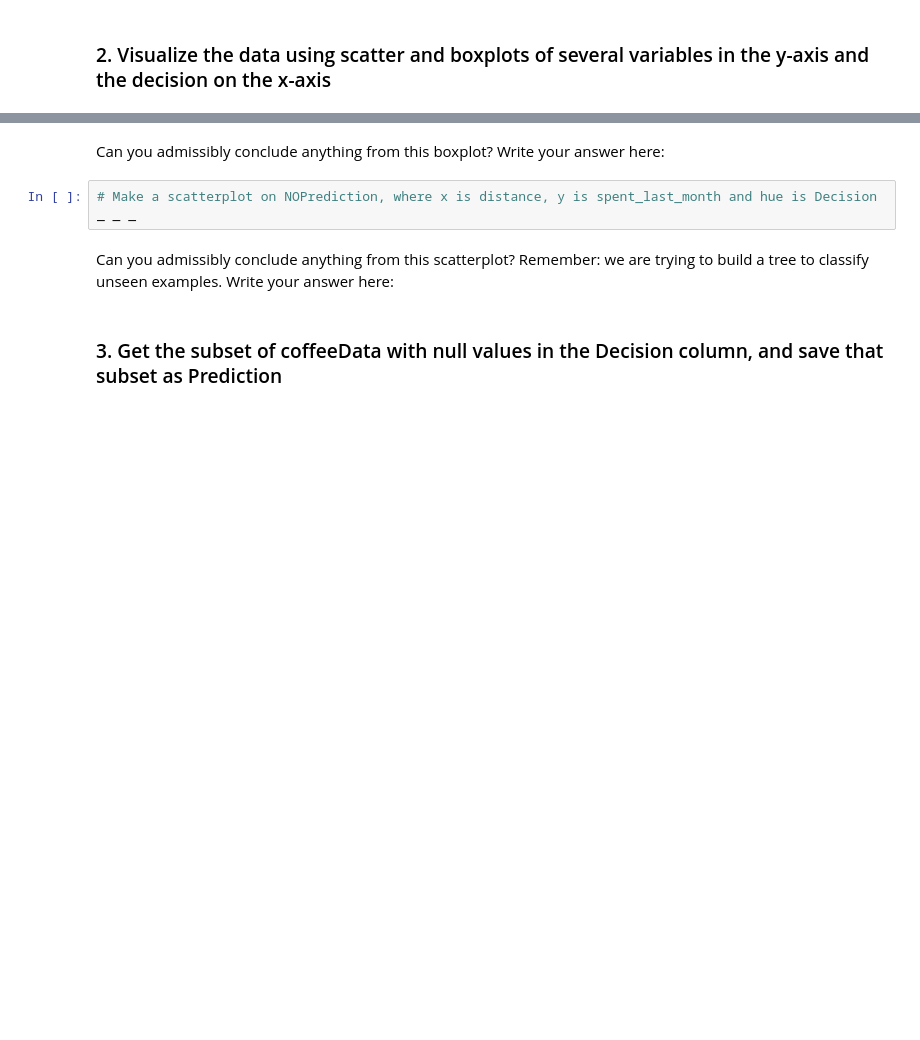
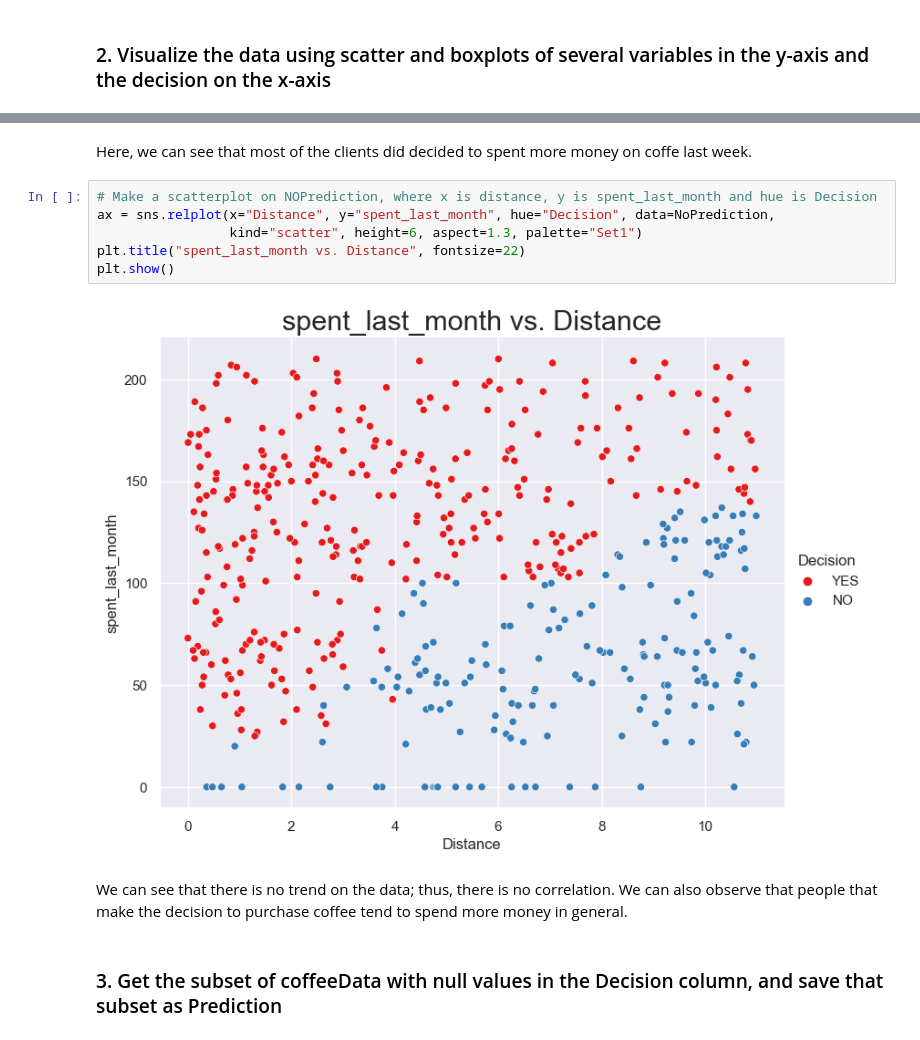
Before and after one commit to rcepedaraza/specialy-coffe-case-study, a Jupyter notebook: notebooks/Decision Tree Specialty Coffee Case Study.ipynb, the cells around one changed output, grey strips where cells are left out. Drawn from its saved outputs; the diff is of its cells as text; blank space fills up the shorter version.

```diff
--- a/notebooks/Decision Tree Specialty Coffee Case Study.ipynb
+++ b/notebooks/Decision Tree Specialty Coffee Case Study.ipynb
@@ -221,10 +306,15 @@ _ _ _
-# %% [markdown]
-Can you admissibly conclude anything from this boxplot? Write your answer here:
+# %% [markdown]
+Here, we can see that most of the clients did decided to spent more money on coffe last week.
 # %%
 # Make a scatterplot on NOPrediction, where x is distance, y is spent_last_month and hue is Decision
-_ _ _
+ax = sns.relplot(x="Distance", y="spent_last_month", hue="Decision", data=NoPrediction,
+                 kind="scatter", height=6, aspect=1.3, palette="Set1")
+plt.title("spent_last_month vs. Distance", fontsize=22)
+plt.show()
+# %% [output]
+[figure, added]
-# %% [markdown]
-Can you admissibly conclude anything from this scatterplot? Remember: we are trying to build a tree to classify unseen examples. Write your answer here:
+# %% [markdown]
+We can see that there is no trend on the data; thus, there is no correlation. We can also observe that people that make the decision to purchase coffee tend to spend more money in general.
 # %% [markdown]
 ### 3. Get the subset of coffeeData with null values in the Decision column, and save that subset as Prediction
 # %%
```
Also changed, not shown: parts of 24 cells of this notebook.
